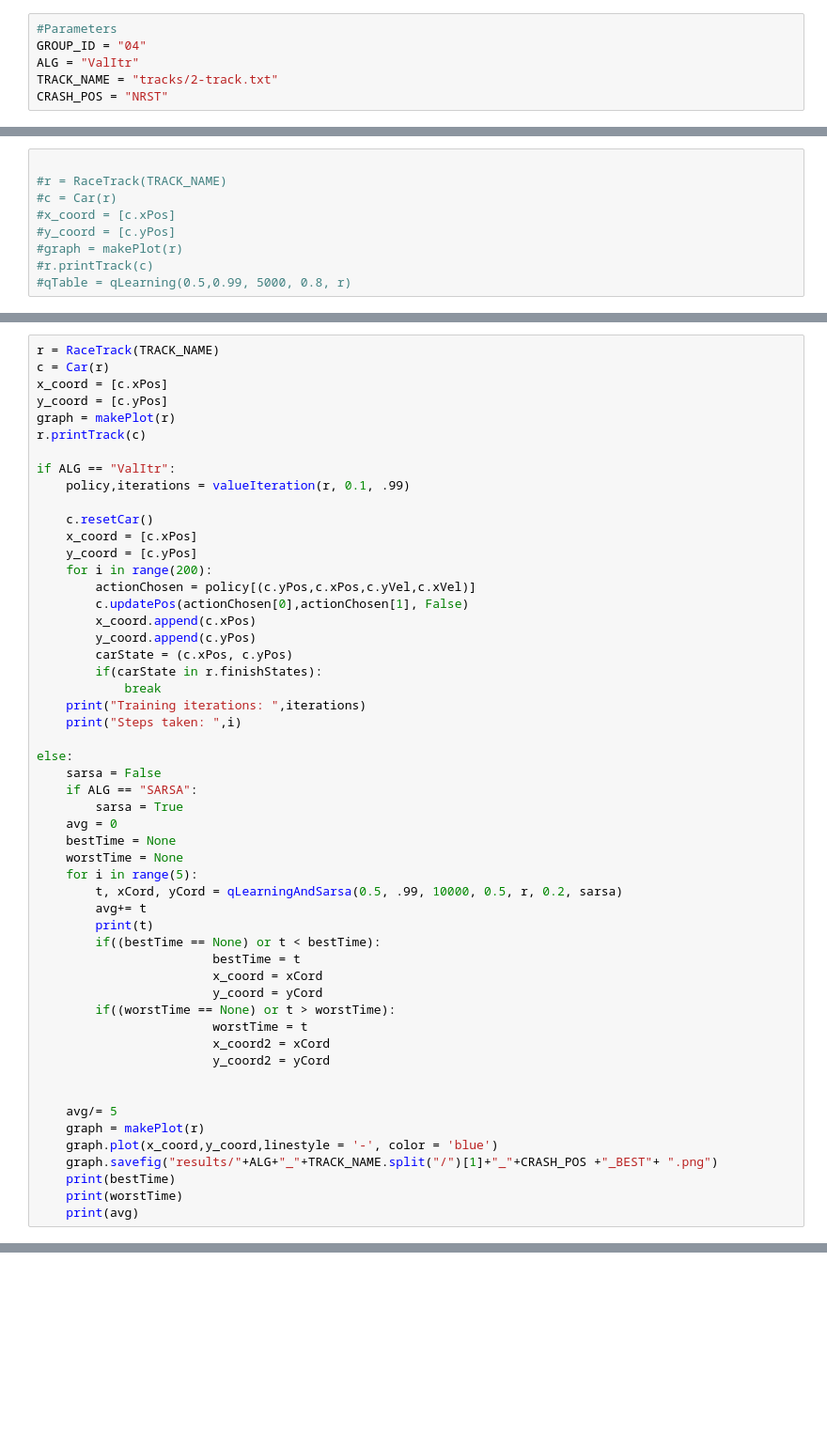
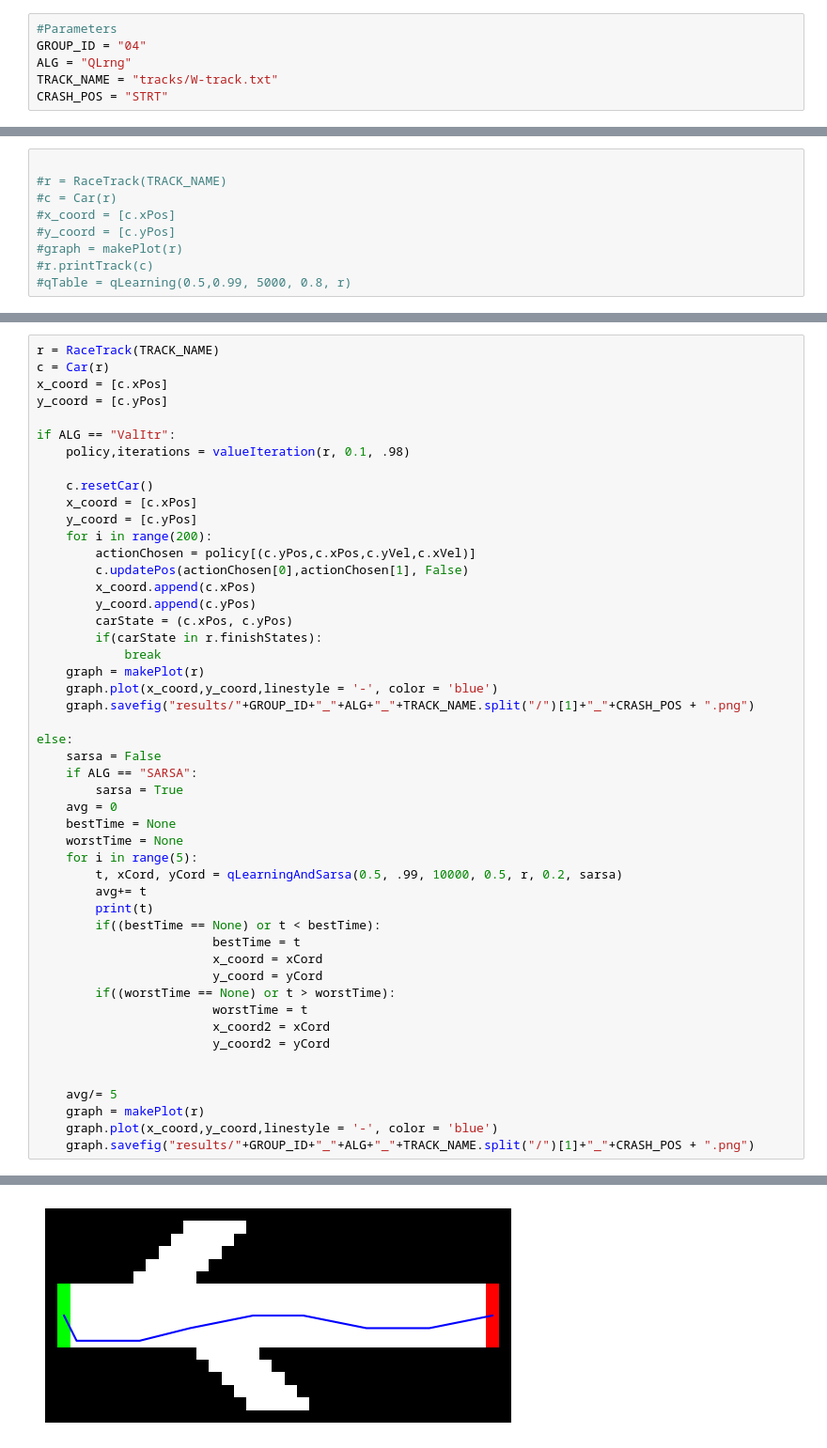
Before and after one commit to NathanRitchlin/AI2025-Project-4, a Jupyter notebook: main.ipynb, the cells around one changed output, grey strips where cells are left out. Shown at 94% size. Drawn from its saved outputs; the diff is of its cells as text; blank space fills up the shorter version.

```diff
--- a/main.ipynb
+++ b/main.ipynb
@@ -8,9 +8,9 @@ import copy
 # %%
 #Parameters
 GROUP_ID = "04"
-ALG = "ValItr"
-TRACK_NAME = "tracks/2-track.txt"
-CRASH_POS = "NRST"
+ALG = "QLrng"
+TRACK_NAME = "tracks/W-track.txt"
+CRASH_POS = "STRT"
 # %%
 def bresenhamsAlgorithm(x1, x2, y1, y2):
     dx = math.fabs(x1 -x2)
@@ -497,11 +479,9 @@ r = RaceTrack(TRACK_NAME)
 c = Car(r)
 x_coord = [c.xPos]
 y_coord = [c.yPos]
-graph = makePlot(r)
-r.printTrack(c)
 
 if ALG == "ValItr":
-    policy,iterations = valueIteration(r, 0.1, .99)
+    policy,iterations = valueIteration(r, 0.1, .98)
 
     c.resetCar()
     x_coord = [c.xPos]
@@ -514,8 +494,9 @@ if ALG == "ValItr":
         carState = (c.xPos, c.yPos)
         if(carState in r.finishStates):
             break
-    print("Training iterations: ",iterations)
-    print("Steps taken: ",i)
+    graph = makePlot(r)
+    graph.plot(x_coord,y_coord,linestyle = '-', color = 'blue')
+    graph.savefig("results/"+GROUP_ID+"_"+ALG+"_"+TRACK_NAME.split("/")[1]+"_"+CRASH_POS + ".png")
 
 else:
     sarsa = False
@@ -541,7 +522,5 @@ else:
     avg/= 5
     graph = makePlot(r)
     graph.plot(x_coord,y_coord,linestyle = '-', color = 'blue')
-    graph.savefig("results/"+ALG+"_"+TRACK_NAME.split("/")[1]+"_"+CRASH_POS +"_BEST"+ ".png")
-    print(bestTime)
-    print(worstTime)
-    print(avg)
+    graph.savefig("results/"+GROUP_ID+"_"+ALG+"_"+TRACK_NAME.split("/")[1]+"_"+CRASH_POS + ".png")
+# %% [output]
@@ -547,0 +544 @@ else:
+[figure, added]
```
Also changed, not shown: parts of 4 cells of this notebook, 2 other files.
